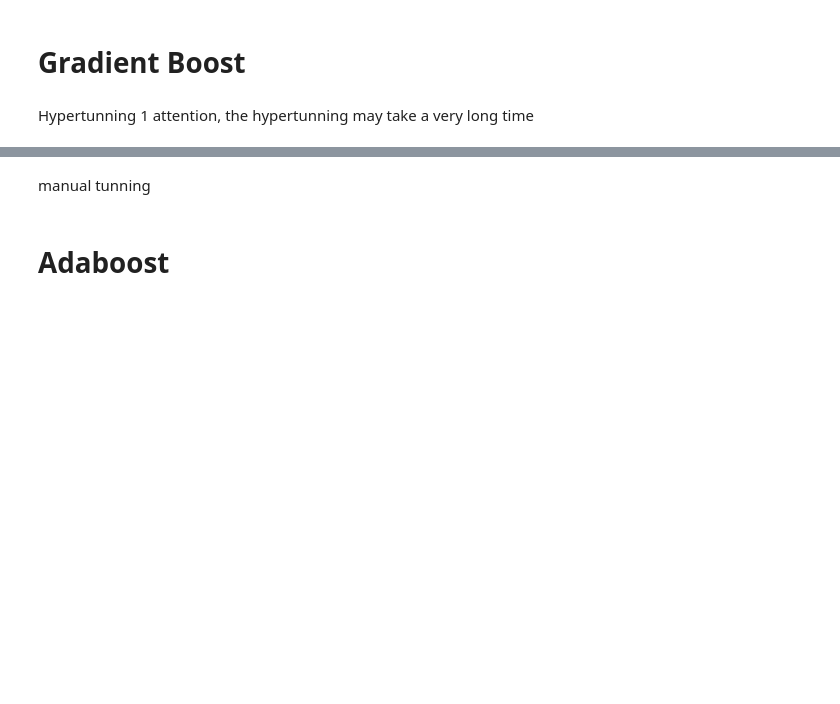
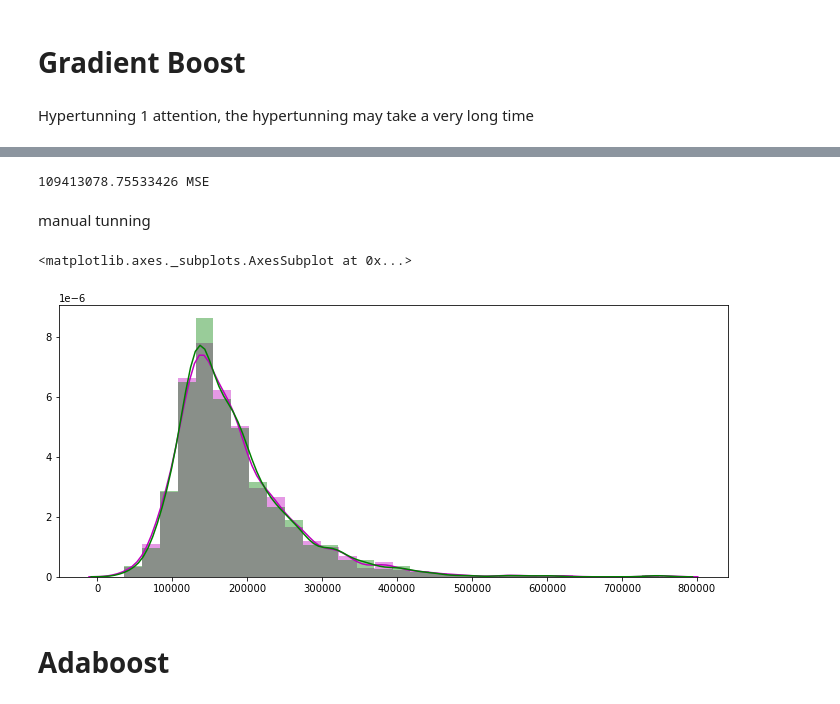
Before and after one commit to Thahit/HousePrices, a Jupyter notebook: houseprice2.ipynb, the cells around one changed output, grey strips where cells are left out. Cells and saved outputs as stored; diff of their text form; code cells hidden in the pictures; blank space fills up the shorter version.

```diff
--- a/houseprice2.ipynb
+++ b/houseprice2.ipynb
@@ -629,7 +966,9 @@ modelGrad.fit(trainX,trainY)
 # %%
-predTrain=np.expm1(modelGrad.predict(trainX))
-GradAcc = mean_squared_error(predTrain, np.expm1(trainY))
-print (str(GradAcc) + ' MSE') #Score= 0.12964
+# predTrain=np.expm1(modelGrad.predict(trainX))
+# GradAcc = mean_squared_error(predTrain, np.expm1(trainY))
+# print (str(GradAcc) + ' MSE') #Score= 0.12964
+# %% [output]
+109413078.75533426 MSE
 # %% [markdown]
 manual tunning
 # %%
@@ -641,10 +980,13 @@ manual tunning
 # GradAcc = mean_squared_error(predTrain, np.expm1(trainY))
 # print (str(GradAcc) + ' MSE') #Score= 0.13006   did not beat randomized...
 # %%
-# plot results
-plt.figure(figsize=(12,5))
-sns.distplot((np.expm1(trainY)),bins=30, color='m')
-sns.distplot((predTrain),bins=30, color='g')
+# # plot results
+# plt.figure(figsize=(12,5))
+# sns.distplot((np.expm1(trainY)),bins=30, color='m')
+# sns.distplot((predTrain),bins=30, color='g')
+# %% [output]
+<matplotlib.axes._subplots.AxesSubplot at 0x...>
+[figure, added]
 # %% [markdown]
 # Adaboost
 # %%
```
Also changed, not shown: parts of 78 cells of this notebook.
